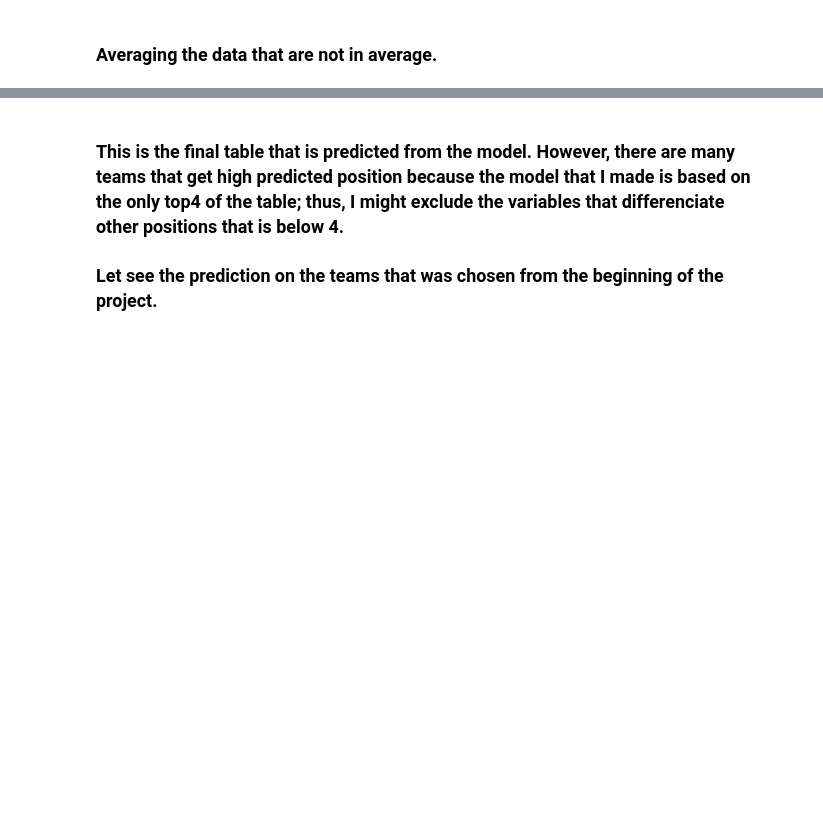
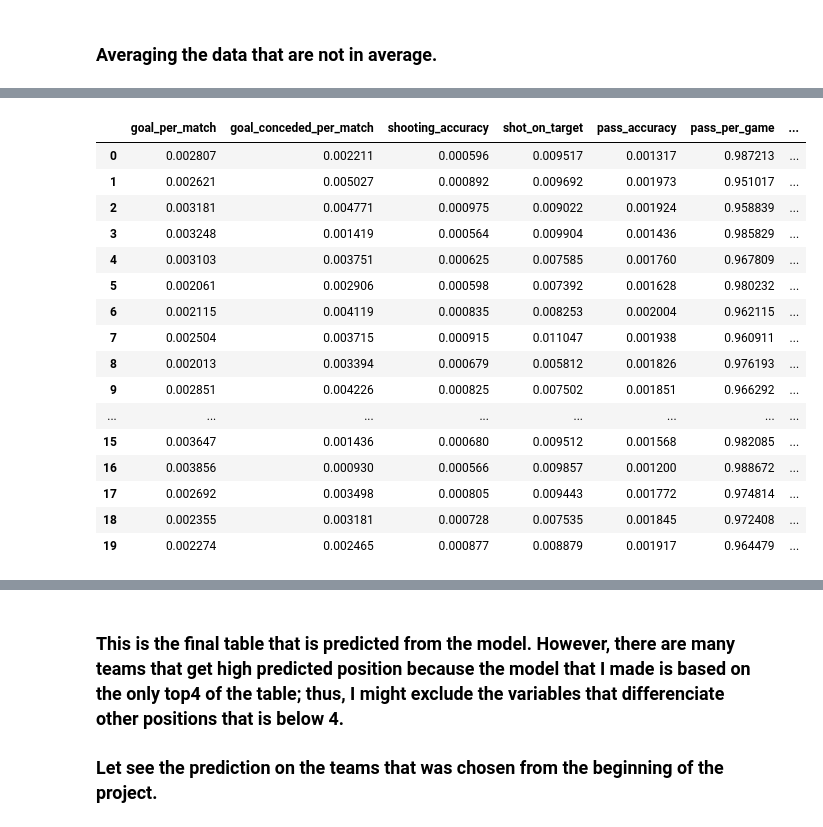
Before and after one commit to hyunilyoo/epl-prediction, a Jupyter notebook: Top4_Prediction.ipynb, the cells around one changed output, grey strips where cells are left out. Drawn from its saved outputs; the diff is of its cells as text; code cells hidden in the pictures; blank space fills up the shorter version.

```diff
--- a/Top4_Prediction.ipynb
+++ b/Top4_Prediction.ipynb
@@ -1145 +1140,23 @@ dataset
+# %%
+norm_dataset = pd.DataFrame(preprocessing.normalize(dataset_x))
+norm_dataset.columns = dataset_x.columns
+norm_dataset
+# %% [output]
+|  | goal_per_match | goal_conceded_per_match | shooting_accuracy | shot_on_target | pass_accuracy | pass_per_game | ... |
+| 0 | 0.002807 | 0.002211 | 0.000596 | 0.009517 | 0.001317 | 0.987213 | ... |
+| 1 | 0.002621 | 0.005027 | 0.000892 | 0.009692 | 0.001973 | 0.951017 | ... |
+| 2 | 0.003181 | 0.004771 | 0.000975 | 0.009022 | 0.001924 | 0.958839 | ... |
+| 3 | 0.003248 | 0.001419 | 0.000564 | 0.009904 | 0.001436 | 0.985829 | ... |
+| 4 | 0.003103 | 0.003751 | 0.000625 | 0.007585 | 0.001760 | 0.967809 | ... |
+| 5 | 0.002061 | 0.002906 | 0.000598 | 0.007392 | 0.001628 | 0.980232 | ... |
+| 6 | 0.002115 | 0.004119 | 0.000835 | 0.008253 | 0.002004 | 0.962115 | ... |
+| 7 | 0.002504 | 0.003715 | 0.000915 | 0.011047 | 0.001938 | 0.960911 | ... |
+| 8 | 0.002013 | 0.003394 | 0.000679 | 0.005812 | 0.001826 | 0.976193 | ... |
+| 9 | 0.002851 | 0.004226 | 0.000825 | 0.007502 | 0.001851 | 0.966292 | ... |
+| ... | ... | ... | ... | ... | ... | ... | ... |
+| 15 | 0.003647 | 0.001436 | 0.000680 | 0.009512 | 0.001568 | 0.982085 | ... |
+| 16 | 0.003856 | 0.000930 | 0.000566 | 0.009857 | 0.001200 | 0.988672 | ... |
+| 17 | 0.002692 | 0.003498 | 0.000805 | 0.009443 | 0.001772 | 0.974814 | ... |
+| 18 | 0.002355 | 0.003181 | 0.000728 | 0.007535 | 0.001845 | 0.972408 | ... |
+| 19 | 0.002274 | 0.002465 | 0.000877 | 0.008879 | 0.001917 | 0.964479 | ... |
 # %%
```
Also changed, not shown: parts of 22 cells of this notebook, 1 other file.
